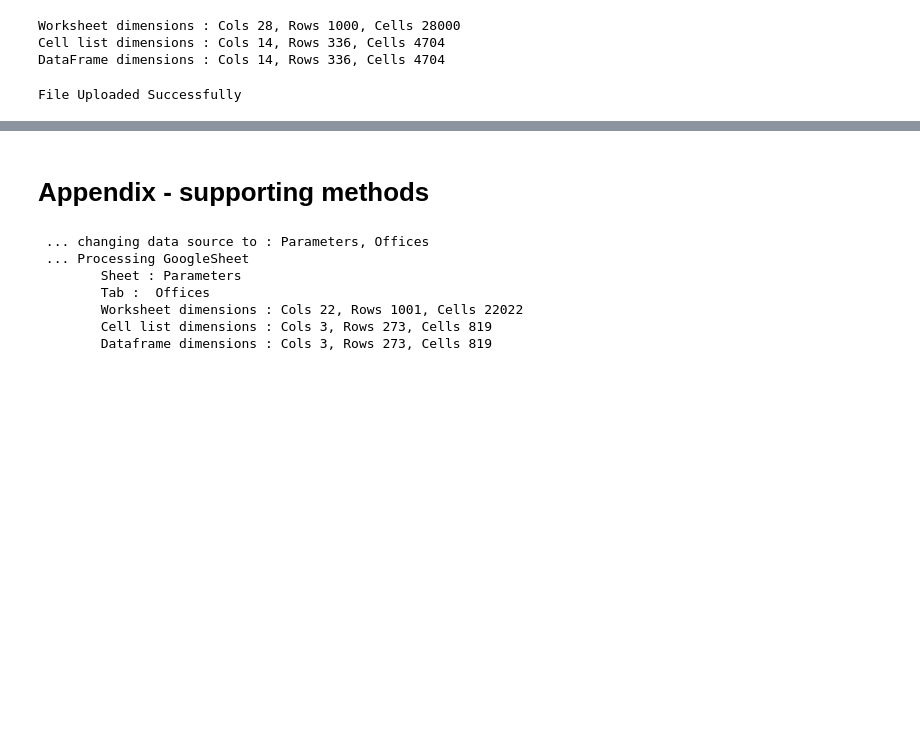
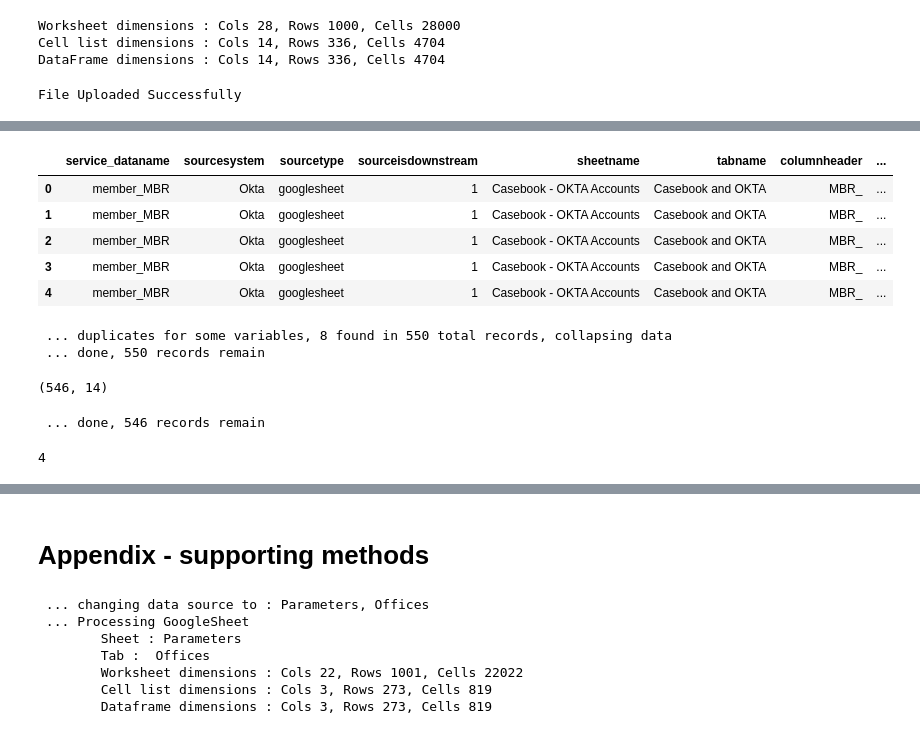
Before and after one commit to CA-DS-SFox/MVP-network-data, a Jupyter notebook: Network_Data_Scraping.ipynb, the cells around one changed output, grey strips where cells are left out. Saved outputs shown, nothing was run; the diff lists cells and outputs as text; code cells hidden in the pictures; blank space fills up the shorter version.

```diff
--- a/Network_Data_Scraping.ipynb
+++ b/Network_Data_Scraping.ipynb
@@ -110,0 +119,14 @@ def getEmptyOutputDF(preserveOriginRows = None):
+# %%
+# for some reason this won't work when the code is part of the processGoogleSheet function
+def collapseDataFrame(df_in):
+
+  id_var_duplicates = df_in.query("data_item_count > 1").shape[0]
+
+  print(f' ... duplicates for some variables, {id_var_duplicates} found in {df_in.shape[0]} total records, collapsing data')
+  # aggregate data from multiple entries
+  cols = df_in.columns.to_list()
+  cols.remove('data')
+  df_out = df_in.groupby(cols)['data'].agg(' ; '.join).reset_index()
+  print(f' ... done, {df_in.shape[0]} records remain')
+
+  return(df_out)
@@ -312,0 +442,10 @@ File Uploaded Successfully
+# %%
+# get a specified tabs data
+current_sheet = 'Casebook - OKTA Accounts'
+current_tab = 'Casebook and OKTA'
+
+print(f'\n ... changing data source to : {current_sheet}, {current_tab}')
+
+df_tab_schema = df_schema[(df_schema['tabname'] == current_tab )]
+df_tab_schema.query(f'sheetname == "{current_sheet}" & tabname == "{current_tab}"')
+df_tab_data = processGoogleSheet(df_tab_schema)
@@ -312,0 +462,43 @@ File Uploaded Successfully
+# %%
+df_out = df_tab_data
+df_out.head()
+
+variable_counts = df_out.groupby(['member_number', 'service_dataname']).size().reset_index(name = 'data_item_count')
+df_out.set_index(['member_number', 'service_dataname'], inplace=True)
+df_out.update(variable_counts.set_index(['member_number', 'service_dataname']))
+df_out
+
+df_out.reset_index(inplace=True)
+df_out
+
+print(df_out.query("data_item_count > 1").shape[0])
+df_out.query("data_item_count > 1")
+# %% [output]
+|  | service_dataname | sourcesystem | sourcetype | sourceisdownstream | sheetname | tabname | columnheader | ... |
+| 0 | member_MBR | Okta | googlesheet | 1 | Casebook - OKTA Accounts | Casebook and OKTA | MBR_ | ... |
+| 1 | member_MBR | Okta | googlesheet | 1 | Casebook - OKTA Accounts | Casebook and OKTA | MBR_ | ... |
+| 2 | member_MBR | Okta | googlesheet | 1 | Casebook - OKTA Accounts | Casebook and OKTA | MBR_ | ... |
+| 3 | member_MBR | Okta | googlesheet | 1 | Casebook - OKTA Accounts | Casebook and OKTA | MBR_ | ... |
+| 4 | member_MBR | Okta | googlesheet | 1 | Casebook - OKTA Accounts | Casebook and OKTA | MBR_ | ... |
+# %%
+dfx = df_out
+df_out = collapseDataFrame(dfx)
+
+df_out.shape
+# %% [output]
+ ... duplicates for some variables, 8 found in 550 total records, collapsing data
+ ... done, 550 records remain
+(546, 14)
+# %%
+df_out = df_tab_data
+cols = df_out.columns.to_list()
+cols.remove('data')
+df_out = df_out.groupby(cols)['data'].agg(' ; '.join).reset_index()
+print(f' ... done, {df_out.shape[0]} records remain')
+# %% [output]
+ ... done, 546 records remain
+# %%
+id_var_duplicates = df_out.query("data_item_count > 1").shape[0]
+print(id_var_duplicates)
+# %% [output]
+4
```
Also changed, not shown: parts of 13 cells of this notebook.
